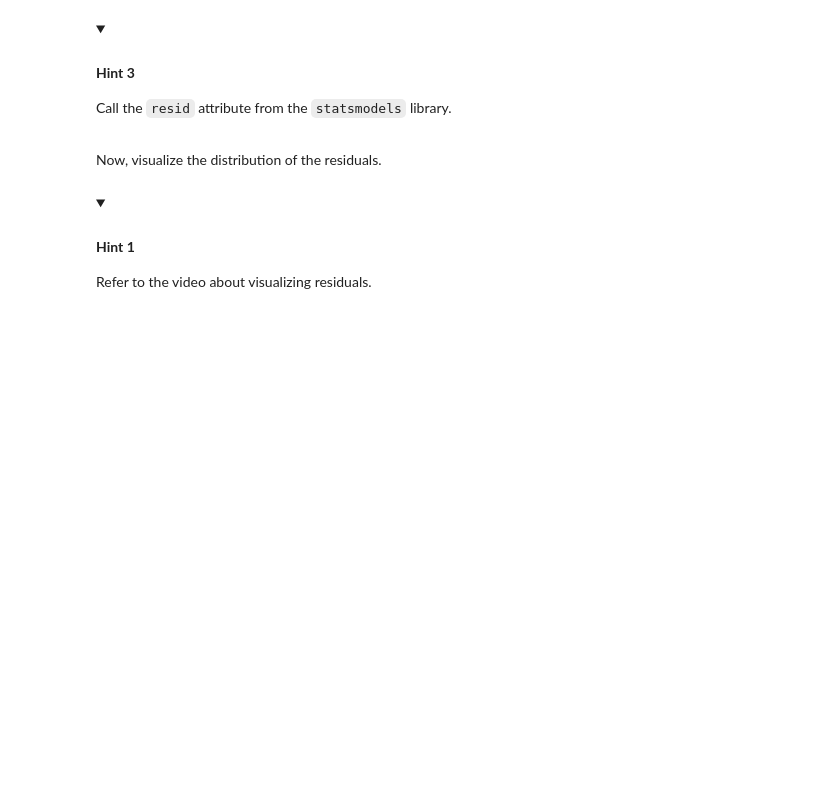
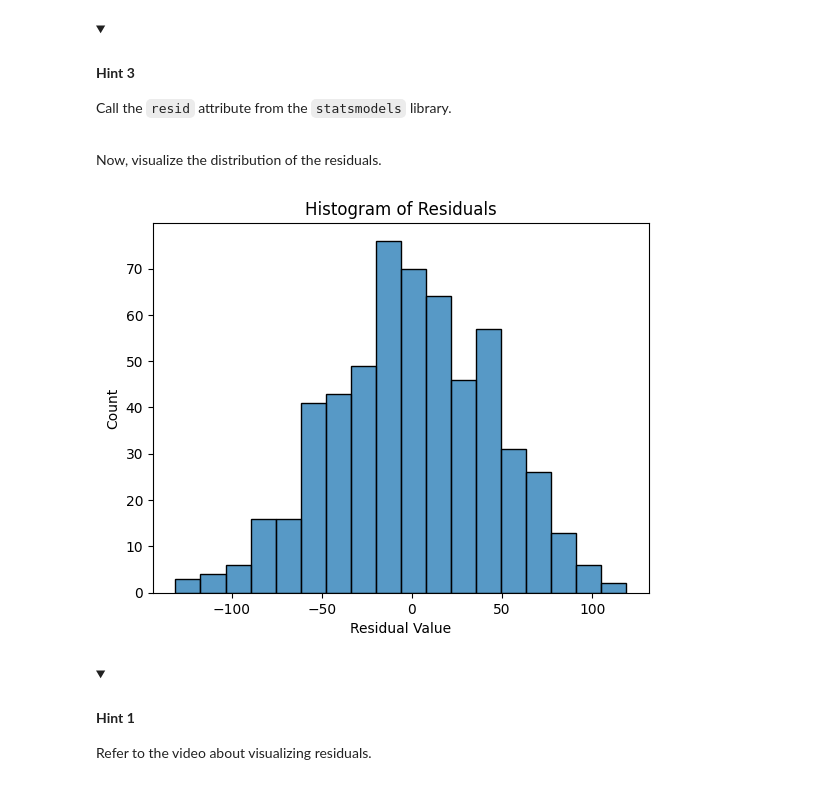
Before and after one commit to Cyberoctane29/Python-For-Data-Analysis, a Jupyter notebook: Course-5/Module_2/3_activity_run_simple_linear_regression.ipynb, the cells around one changed output. Saved outputs shown, nothing was run; the diff lists cells and outputs as text; code cells hidden in the pictures; folded sections open; blank space fills up the shorter version.

```diff
--- a/Course-5/Module_2/3_activity_run_simple_linear_regression.ipynb
+++ b/Course-5/Module_2/3_activity_run_simple_linear_regression.ipynb
@@ -333,7 +373,7 @@ Next, write the linear regression formula for modeling the relationship between
 # Write the linear regression formula.
 # Save it in a variable.
 
-### YOUR CODE HERE ###
+ols_formula="Sales ~ Radio"
 # %% [markdown]
 <details>
 <summary><h4><strong>Hint 1</strong></h4></summary>
@@ -364,3 +400,7 @@ Now, implement the ordinary least squares (OLS) approach for linear regression.
+# %%
+# Implement OLS.
+
+OLS=ols(formula=ols_formula,data=ols_data)
 # %% [markdown]
 <details>
 <summary><h4><strong>Hint 1</strong></h4></summary>
@@ -388,7 +428,8 @@ Now, create a linear regression model for the data and fit the model to the data
 # Fit the model to the data.
 # Save the fitted model in a variable.
 
-### YOUR CODE HERE ###
+
+model=OLS.fit()
 # %% [markdown]
 <details>
 <summary><h4><strong>Hint 1</strong></h4></summary>
@@ -493,7 +566,7 @@ Now, check the normality assumption. Get the residuals from the model.
 # %%
 # Get the residuals from the model.
 
-### YOUR CODE HERE ###
+residuals=model.resid
 # %% [markdown]
 <details>
 <summary><h4><strong>Hint 1</strong></h4></summary>
@@ -524,3 +593,12 @@ Now, visualize the distribution of the residuals.
+# %%
+# Visualize the distribution of the residuals.
+
+fig=sns.histplot(data=residuals)
+fig.set_xlabel("Residual Value")
+fig.set_title("Histogram of Residuals")
+plt.show()
+# %% [output]
+[figure, added]
 # %% [markdown]
 <details>
 <summary><h4><strong>Hint 1</strong></h4></summary>
```
Also changed, not shown: parts of 46 cells of this notebook.
